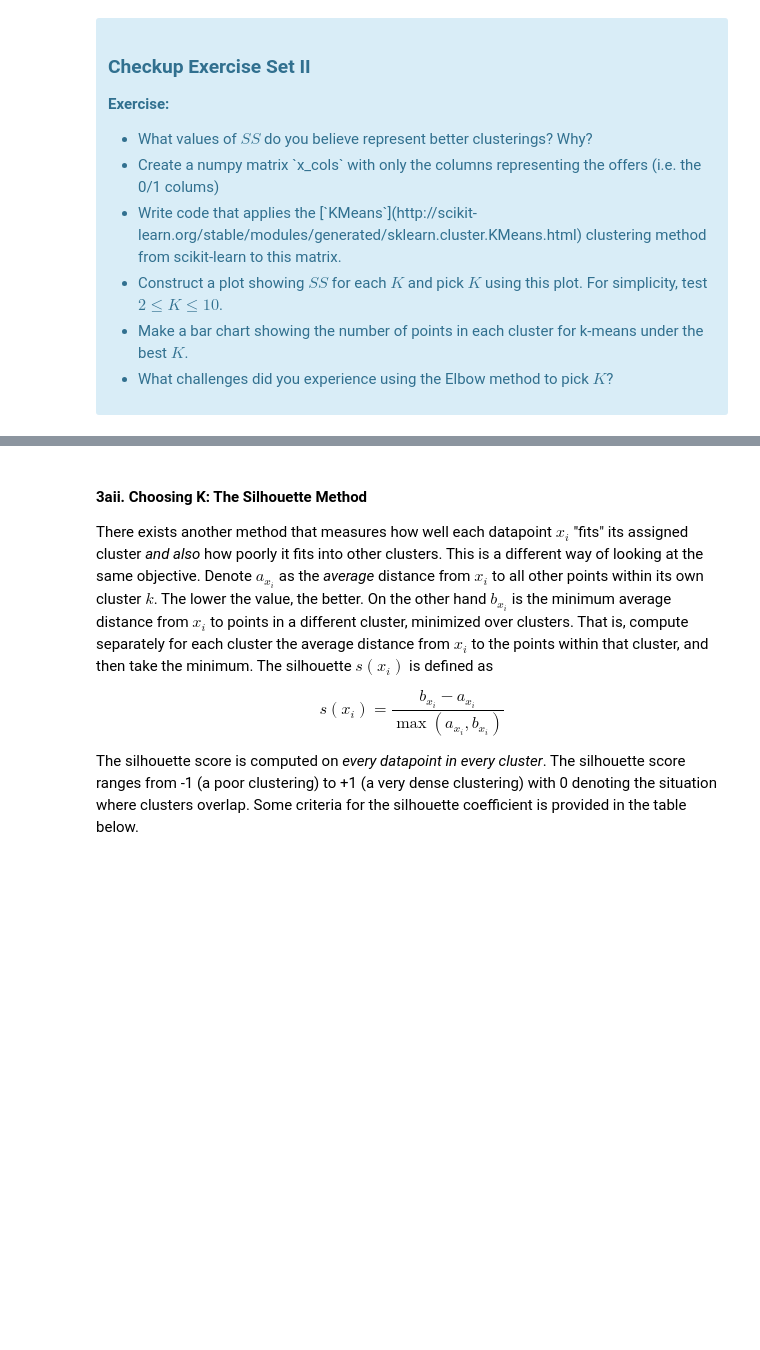
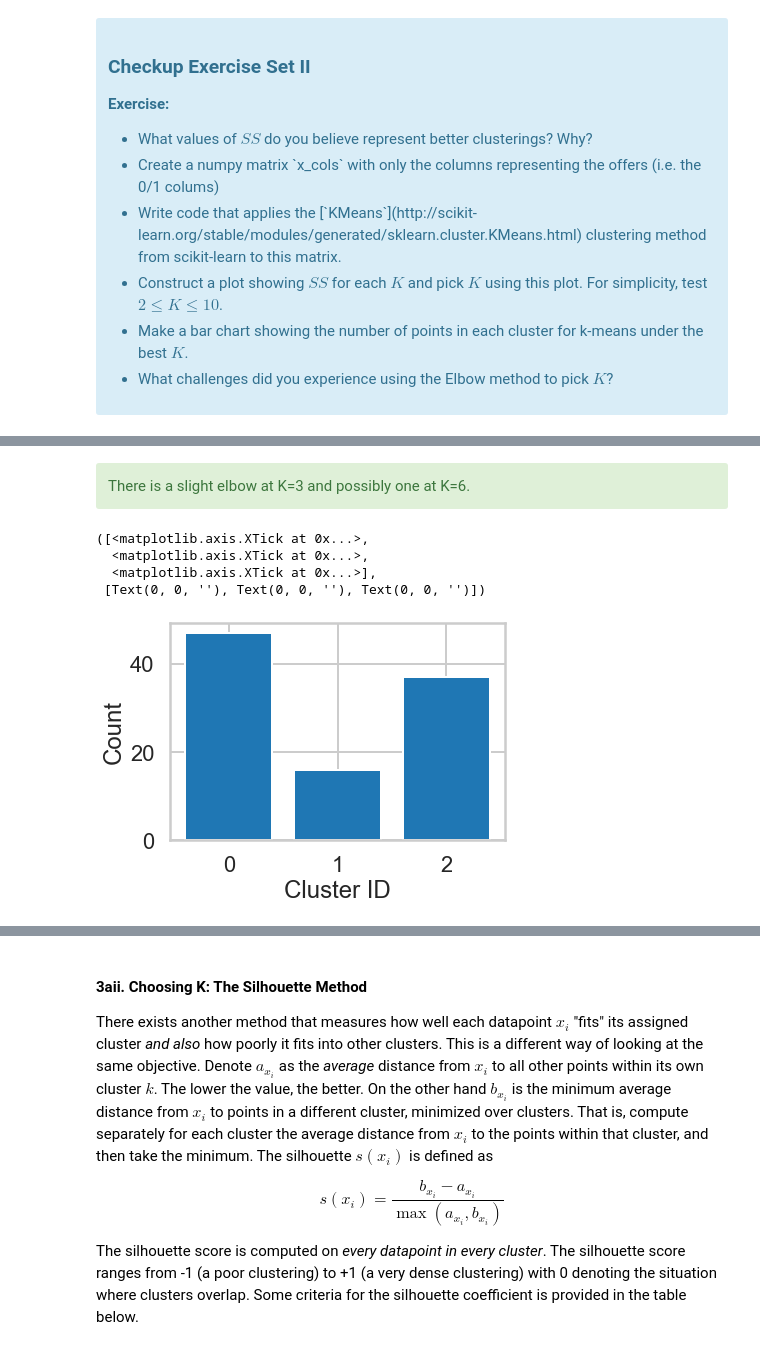
Before and after one commit to ehardwick2/Unsupervised_Learning, a Jupyter notebook: Clustering Case Study - Customer Segmentation with K-Means - Tier 3.ipynb, the cells around one changed output, grey strips where cells are left out. Saved outputs shown, nothing was run; the diff lists cells and outputs as text; code cells hidden in the pictures; blank space fills up the shorter version.

```diff
--- a/Clustering Case Study - Customer Segmentation with K-Means - Tier 3.ipynb
+++ b/Clustering Case Study - Customer Segmentation with K-Means - Tier 3.ipynb
@@ -151,0 +190,20 @@ where $x_i$ is a point, $C_k$ represents cluster $k$ and $\mu_k$ is the centroid
+# %% [markdown]
+<div class="alert alert-block alert-success"> There is a slight elbow at K=3 and possibly one at K=6.
+# %%
+#bar chart for K=3
+K3 = 3
+assignments_K3 = clusters[str(K3)]
+counts3 = np.bincount(assignments_K3)
+
+# bar chart with parameters range(K3) and counts
+plt.bar(range(K3), counts3, align='center')
+
+plt.xlabel("Cluster ID")
+plt.ylabel("Count")
+plt.xticks(range(K3))
+# %% [output]
+([<matplotlib.axis.XTick at 0x...>,
+  <matplotlib.axis.XTick at 0x...>,
+  <matplotlib.axis.XTick at 0x...>],
+ [Text(0, 0, ''), Text(0, 0, ''), Text(0, 0, '')])
+[figure, added]
```
Also changed, not shown: parts of 16 cells of this notebook.
